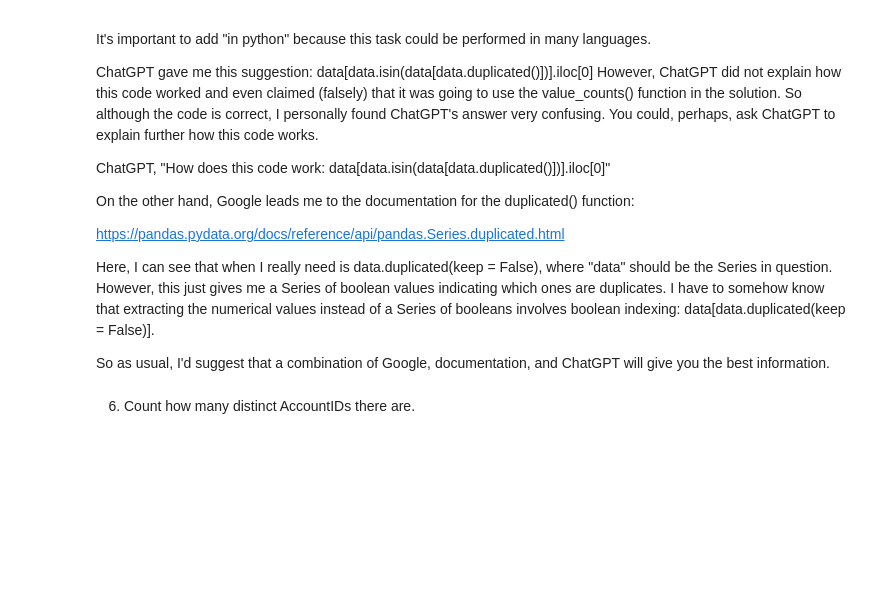
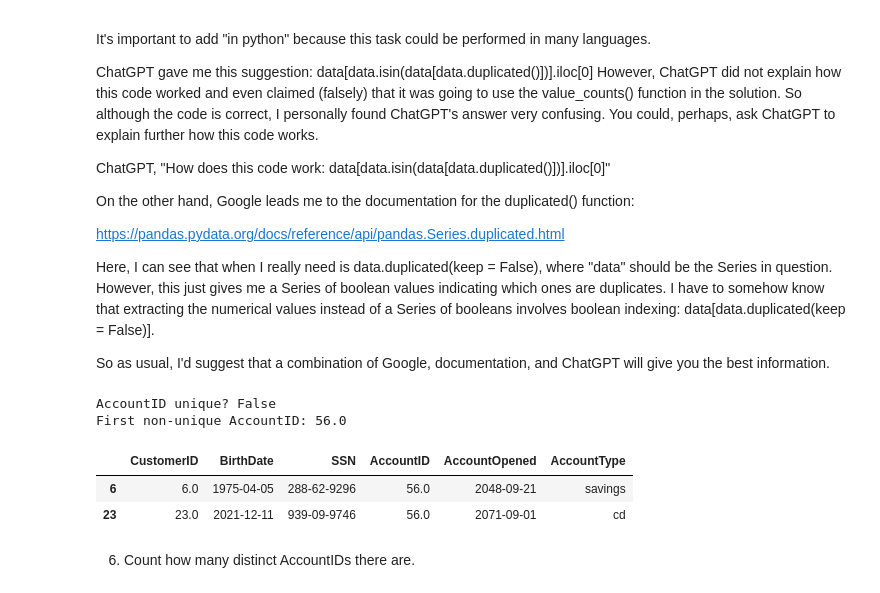
Before and after one commit to RevibeZ/DX699-Mod2-AI-for-Leaders, a Jupyter notebook: OMDS-ModB2-Week1-Pimentel-Erwin.ipynb, the cells around one changed output. Saved outputs shown, nothing was run; the diff lists cells and outputs as text; code cells hidden in the pictures; blank space fills up the shorter version.

```diff
--- a/OMDS-ModB2-Week1-Pimentel-Erwin.ipynb
+++ b/OMDS-ModB2-Week1-Pimentel-Erwin.ipynb
@@ -221,6 +362,21 @@ https://pandas.pydata.org/docs/reference/api/pandas.Series.duplicated.html
 Here, I can see that when I really need is data.duplicated(keep = False), where "data" should be the Series in question.  However, this just gives me a Series of boolean values indicating which ones are duplicates.  I have to somehow know that extracting the numerical values instead of a Series of booleans involves boolean indexing: data\[data.duplicated(keep = False)].
 
 So as usual, I'd suggest that a combination of Google, documentation, and ChatGPT will give you the best information.
+# %%
+account_id_series = df_bank_datefix["AccountID"]
+is_unique = account_id_series.is_unique
+print("AccountID unique?", is_unique)
+
+if not is_unique:
+    first_non_unique_account_id = account_id_series[account_id_series.duplicated()].iloc[0]
+    print("First non-unique AccountID:", first_non_unique_account_id)
+    display(df_bank_datefix[df_bank_datefix["AccountID"] == first_non_unique_account_id])
+# %% [output]
+AccountID unique? False
+First non-unique AccountID: 56.0
+|  | CustomerID | BirthDate | SSN | AccountID | AccountOpened | AccountType |
+| 6 | 6.0 | 1975-04-05 | 288-62-9296 | 56.0 | 2048-09-21 | savings |
+| 23 | 23.0 | 2021-12-11 | 939-09-9746 | 56.0 | 2071-09-01 | cd |
 # %% [markdown]
 6. Count how many distinct AccountIDs there are.
 # %% [markdown]
```
Also changed, not shown: parts of 20 cells of this notebook, 1 other file.
